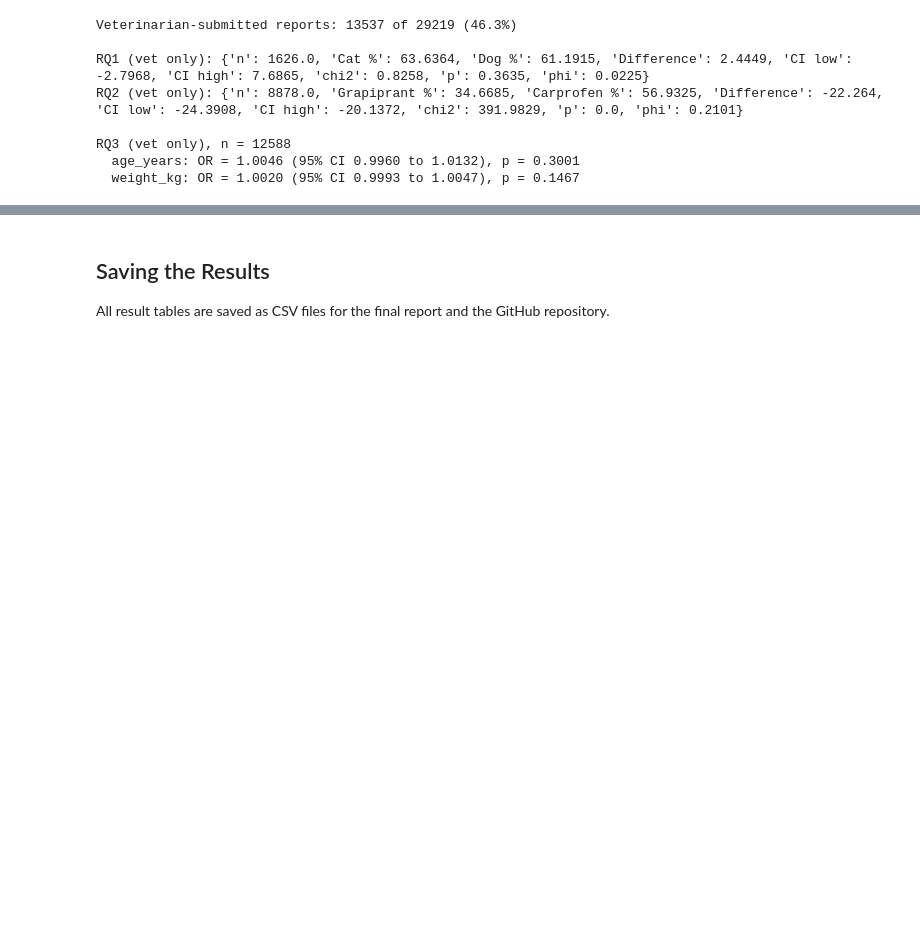
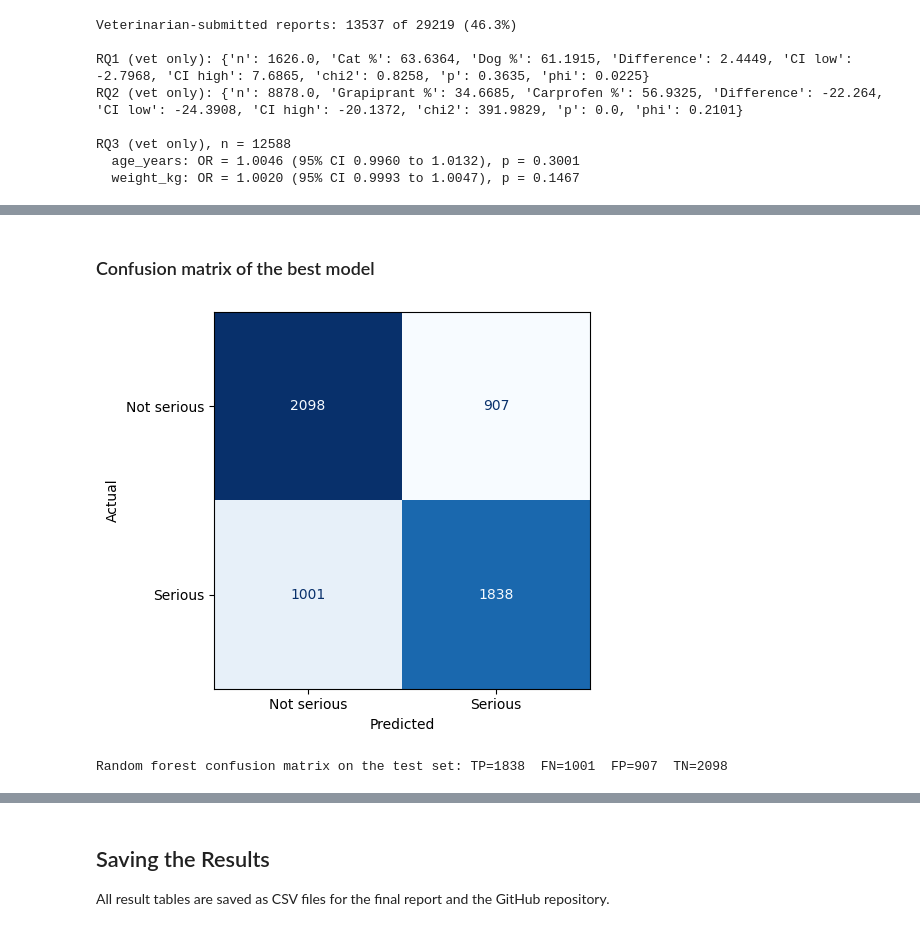
Before and after one commit to harshitsaluja431-GL/nsaid-adverse-events-capstone, a Jupyter notebook: Capstone_Analysis_Complete.ipynb, the cells around one changed output, grey strips where cells are left out. Drawn from its saved outputs; the diff is of its cells as text; code cells hidden in the pictures; blank space fills up the shorter version.

```diff
--- a/Capstone_Analysis_Complete.ipynb
+++ b/Capstone_Analysis_Complete.ipynb
@@ -935,0 +1067,18 @@ RQ3 (vet only), n = 12588
+# %% [markdown]
+### Confusion matrix of the best model
+# %%
+from sklearn.metrics import ConfusionMatrixDisplay
+best_pred = models[best_name].predict(X_test)
+fig, ax = plt.subplots(figsize=(5, 4.5))
+ConfusionMatrixDisplay.from_predictions(y_test, best_pred, display_labels=["Not serious", "Serious"],
+                                        cmap="Blues", values_format="d", colorbar=False, ax=ax)
+ax.set_xlabel("Predicted"); ax.set_ylabel("Actual")
+plt.tight_layout()
+plt.savefig("fig_confusion_matrix.png", dpi=200)
+plt.show()
+tn, fp, fn, tp = confusion_matrix(y_test, best_pred).ravel()
+print(f"{best_name} confusion matrix on the test set: TP={tp}  FN={fn}  FP={fp}  TN={tn}")
+files.download("fig_confusion_matrix.png")
+# %% [output]
+[figure, added]
+Random forest confusion matrix on the test set: TP=1838  FN=1001  FP=907  TN=2098
```
Also changed, not shown: parts of 20 cells of this notebook.
